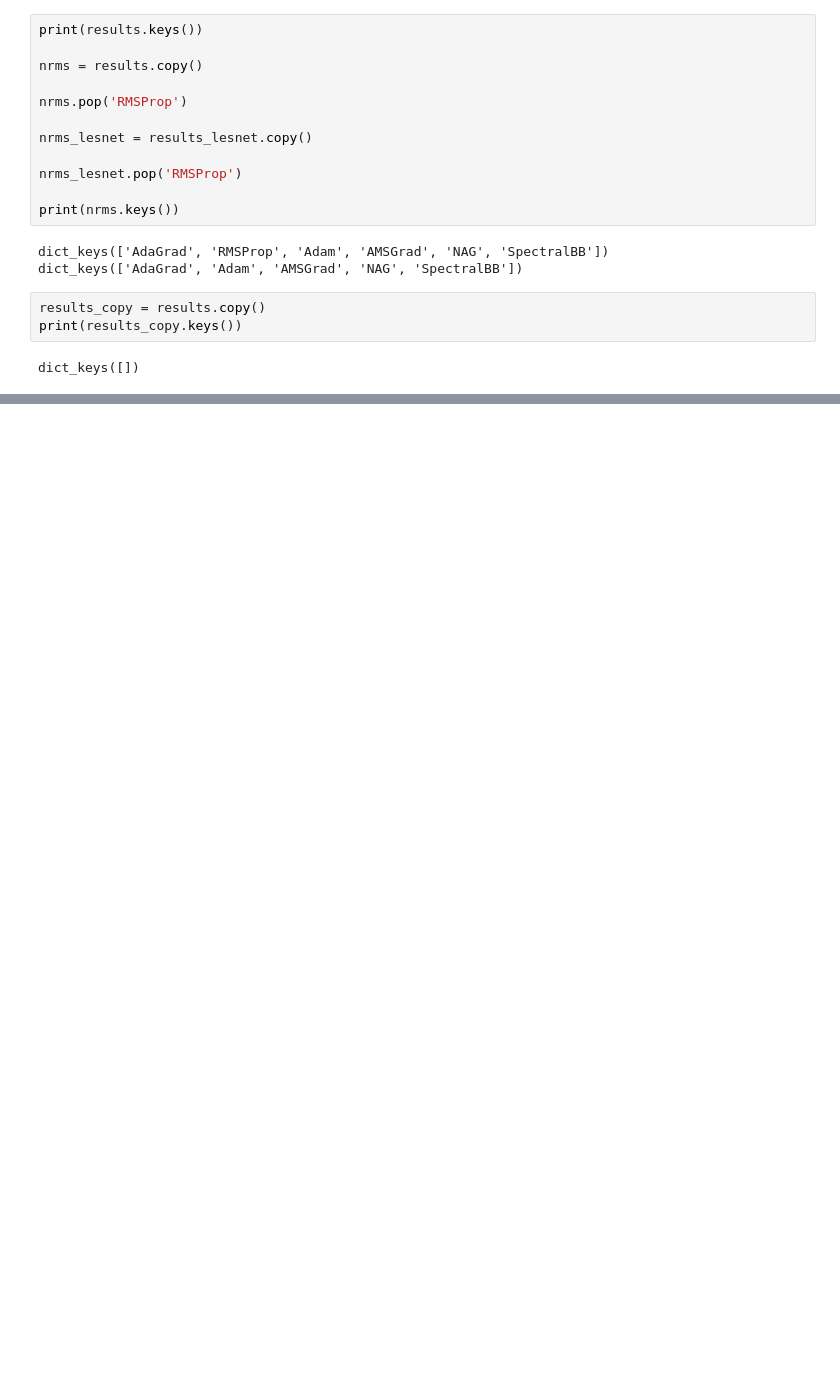
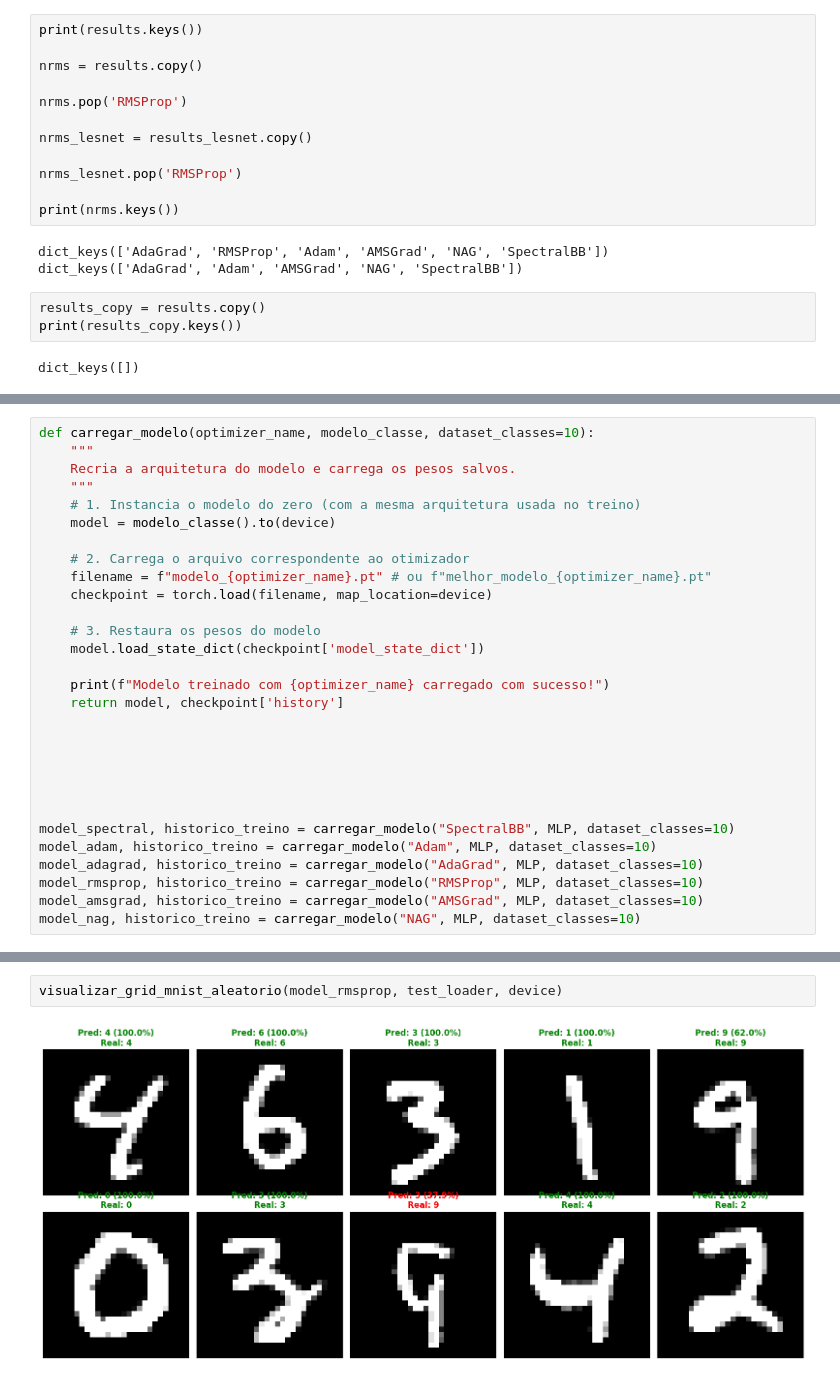
Before and after one commit to Murylo1050/otimizacao-barzilai-borwein, a Jupyter notebook: mlp.ipynb, the cells around one changed output, grey strips where cells are left out. Drawn from its saved outputs; the diff is of its cells as text; blank space fills up the shorter version.

```diff
--- a/mlp.ipynb
+++ b/mlp.ipynb
@@ -756,0 +773,29 @@ plt.show()
+# %%
+def carregar_modelo(optimizer_name, modelo_classe, dataset_classes=10):
+    """
+    Recria a arquitetura do modelo e carrega os pesos salvos.
+    """
+    # 1. Instancia o modelo do zero (com a mesma arquitetura usada no treino)
+    model = modelo_classe().to(device)
+
+    # 2. Carrega o arquivo correspondente ao otimizador
+    filename = f"modelo_{optimizer_name}.pt" # ou f"melhor_modelo_{optimizer_name}.pt"
+    checkpoint = torch.load(filename, map_location=device)
+
+    # 3. Restaura os pesos do modelo
+    model.load_state_dict(checkpoint['model_state_dict'])
+
+    print(f"Modelo treinado com {optimizer_name} carregado com sucesso!")
+    return model, checkpoint['history']
+
+
+
+
+
+
+model_spectral, historico_treino = carregar_modelo("SpectralBB", MLP, dataset_classes=10)
+model_adam, historico_treino = carregar_modelo("Adam", MLP, dataset_classes=10)
+model_adagrad, historico_treino = carregar_modelo("AdaGrad", MLP, dataset_classes=10)
+model_rmsprop, historico_treino = carregar_modelo("RMSProp", MLP, dataset_classes=10)
+model_amsgrad, historico_treino = carregar_modelo("AMSGrad", MLP, dataset_classes=10)
+model_nag, historico_treino = carregar_modelo("NAG", MLP, dataset_classes=10)
@@ -756,0 +871,4 @@ plt.show()
+# %%
+visualizar_grid_mnist_aleatorio(model_rmsprop, test_loader, device)
+# %% [output]
+[figure, added]
```
Also changed, not shown: parts of 10 cells of this notebook, 6 other files.
